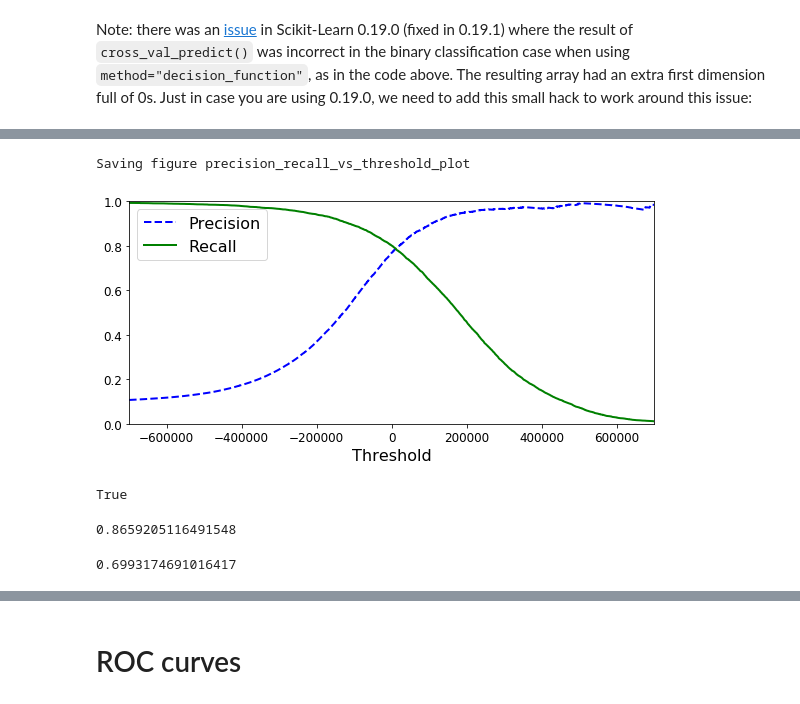
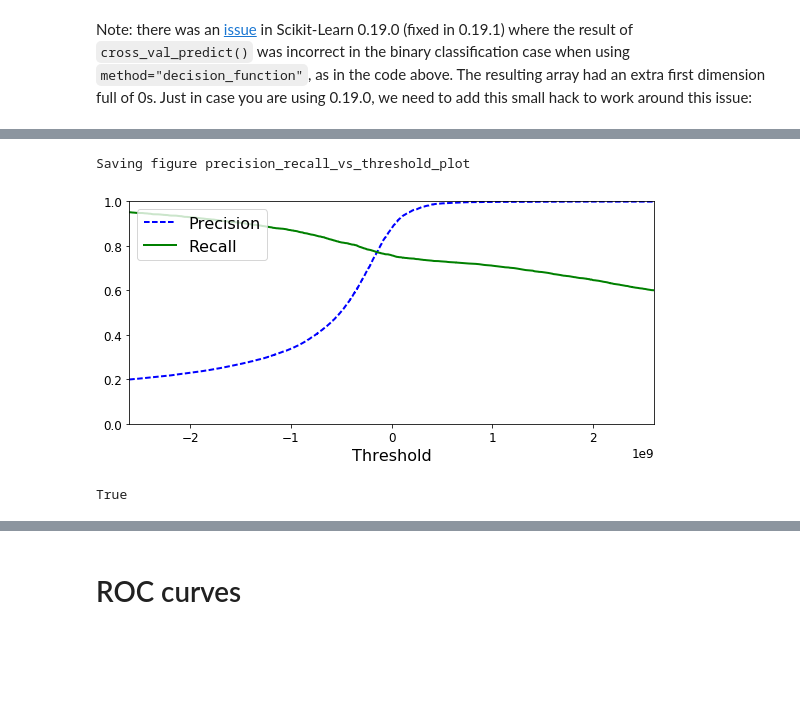
Before and after one commit to Finance-781/FinML, a Jupyter notebook: Lecture 3 - Classification/Inclass/Lecture 3 - classification - Inclass.ipynb, the cells around one changed output, grey strips where cells are left out. Drawn from its saved outputs; the diff is of its cells as text; code cells hidden in the pictures; blank space fills up the shorter version.

```diff
--- a/Lecture 3 - Classification/Inclass/Lecture 3 - classification - Inclass.ipynb
+++ b/Lecture 3 - Classification/Inclass/Lecture 3 - classification - Inclass.ipynb
@@ -247,0 +439,3 @@ array([161855.74572176])
+# %%
+y_scores = sgd_clf.decision_function([X_test[0]])
+y_scores
@@ -248,3 +444,5 @@ array([161855.74572176])
+# %%
+top = y_scores[0]*1.1
 # %%
 threshold = 0
 y_some_digit_pred = (y_scores > threshold)
@@ -261,3 +459,3 @@ array([False])
 # %%
-y_scores = cross_val_predict(sgd_clf, X_train, y_train_5, cv=3,
+y_scores = cross_val_predict(sgd_clf, X_train, y_train, cv=3,
                              method="decision_function")
@@ -274,23 +477,23 @@ if y_scores.ndim == 2:
 # %%
 from sklearn.metrics import precision_recall_curve
 
-precisions, recalls, thresholds = precision_recall_curve(y_train_5, y_scores)
+precisions, recalls, thresholds = precision_recall_curve(y_train, y_scores)
 # %%
 def plot_precision_recall_vs_threshold(precisions, recalls, thresholds):
     plt.plot(thresholds, precisions[:-1], "b--", label="Precision", linewidth=2)
     plt.plot(thresholds, recalls[:-1], "g-", label="Recall", linewidth=2)
     plt.xlabel("Threshold", fontsize=16)
     plt.legend(loc="upper left", fontsize=16)
     plt.ylim([0, 1])
 
 plt.figure(figsize=(8, 4))
 plot_precision_recall_vs_threshold(precisions, recalls, thresholds)
-plt.xlim([-700000, 700000])
+plt.xlim([top, -top])
 save_fig("precision_recall_vs_threshold_plot")
 plt.show()
 # %% [output]
 Saving figure precision_recall_vs_threshold_plot
-[figure, old version]
+[figure, new version]
 # %%
 (y_train_pred == (y_scores > 0)).all()
 # %% [output]
@@ -300,11 +501,3 @@ y_train_pred_90 = (y_scores > 70000)
-# %%
-precision_score(y_train_5, y_train_pred_90)
-# %% [output]
-0.8659205116491548
-# %%
-recall_score(y_train_5, y_train_pred_90)
-# %% [output]
-0.6993174691016417
 # %%
 def plot_precision_vs_recall(precisions, recalls):
     plt.plot(recalls, precisions, "b-", linewidth=2)
```
Also changed, not shown: parts of 276 cells of this notebook, 7 other files.
